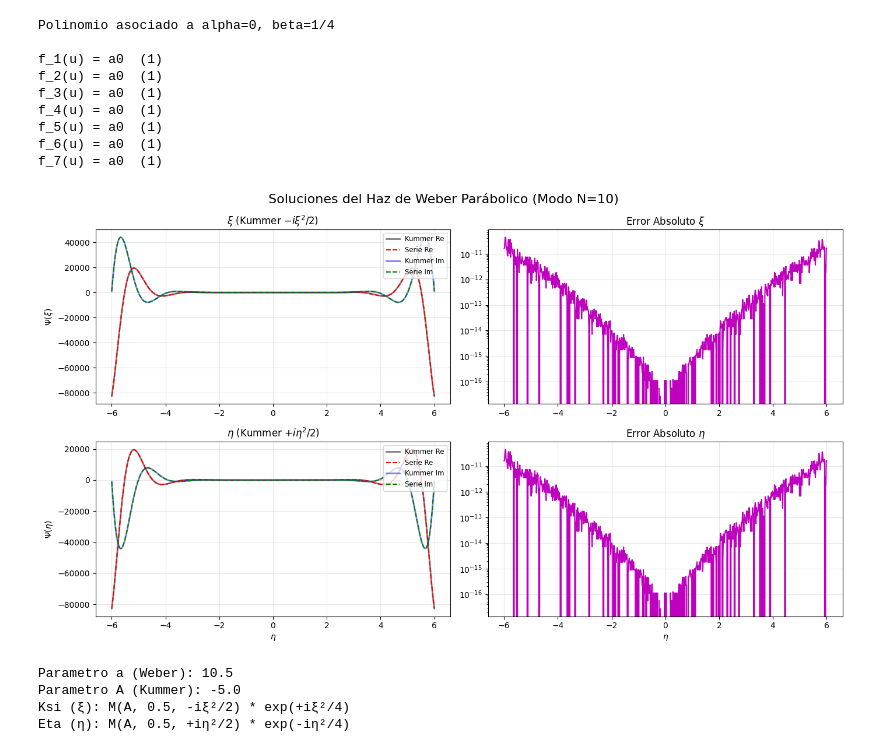
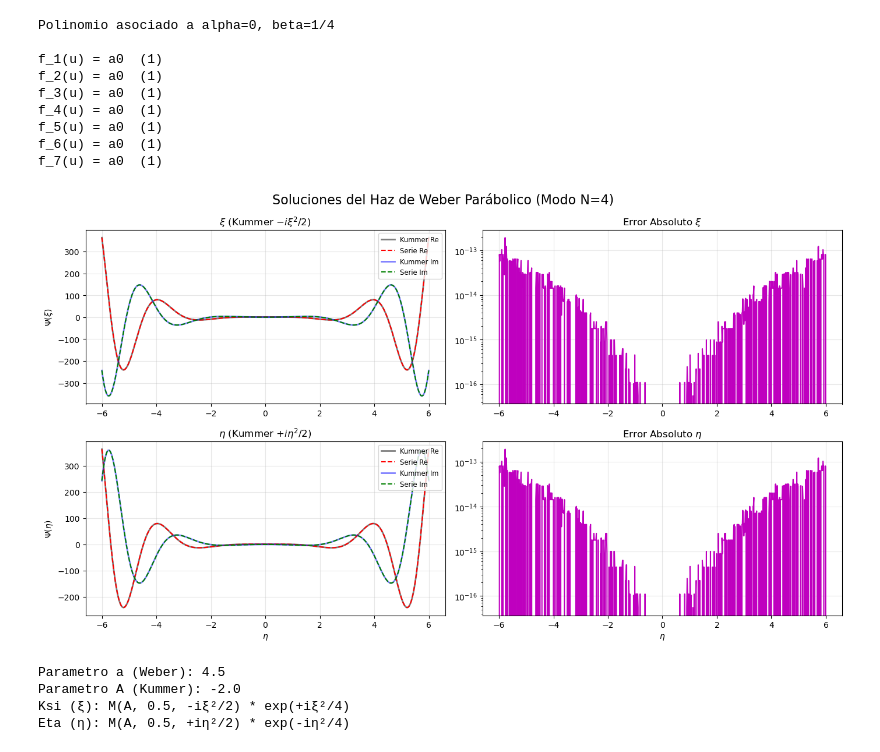
Before and after one commit to gregslombardo/Weber, a Jupyter notebook: Wavefunctions.ipynb, the cells around one changed output. Drawn from its saved outputs; the diff is of its cells as text; code cells hidden in the pictures.

```diff
--- a/Wavefunctions.ipynb
+++ b/Wavefunctions.ipynb
@@ -471,36 +478,36 @@ def comparar_componentes(N=6, span=(-6, 6), pts=800):
     # Gráfica ETA
     ax3 = axes[1, 0]
     ax3.set_title(r"$\eta$ (Kummer $+i\eta^2/2$)")
     ax3.plot(u, y_eta_ana.real, 'k-', lw=2, alpha=0.5, label="Kummer Re")
     ax3.plot(u, y_eta_num_scaled.real, 'r--', label="Serie Re")
     ax3.plot(u, y_eta_ana.imag, 'b-', lw=2, alpha=0.5, label="Kummer Im")
     ax3.plot(u, y_eta_num_scaled.imag, 'g--', label="Serie Im")
     ax3.legend(loc='upper right', fontsize='small')
     ax3.grid(True, alpha=0.3)
     ax3.set_xlabel(r"$\eta$")
     ax3.set_ylabel(r"$\Psi(\eta)$")
 
     # Error ETA
     ax4 = axes[1, 1]
     ax4.set_title(r"Error Absoluto $\eta$")
     ax4.plot(u, err_eta, 'm')
     ax4.set_yscale('log')
     ax4.grid(True, alpha=0.3)
     ax4.set_xlabel(r"$\eta$")
 
     plt.tight_layout()
     plt.show()
 
     # Imprimir detalles de la función utilizada
     print(f"Parametro a (Weber): {a_std}")
     print(f"Parametro A (Kummer): {0.25 - 0.5*a_std}")
     print(f"Ksi (ξ): M(A, 0.5, -iξ²/2) * exp(+iξ²/4)")
     print(f"Eta (η): M(A, 0.5, +iη²/2) * exp(-iη²/4) ")
 
-comparar_componentes(N=10, span=(-6, 6))
+comparar_componentes(N=4, span=(-6, 6))
 # %% [output]
-[figure, old version]
+[figure, new version]
-Parametro a (Weber): 10.5
-Parametro A (Kummer): -5.0
+Parametro a (Weber): 4.5
+Parametro A (Kummer): -2.0
 Ksi (ξ): M(A, 0.5, -iξ²/2) * exp(+iξ²/4)
 Eta (η): M(A, 0.5, +iη²/2) * exp(-iη²/4)
```
Also changed, not shown: parts of 2 cells of this notebook.
